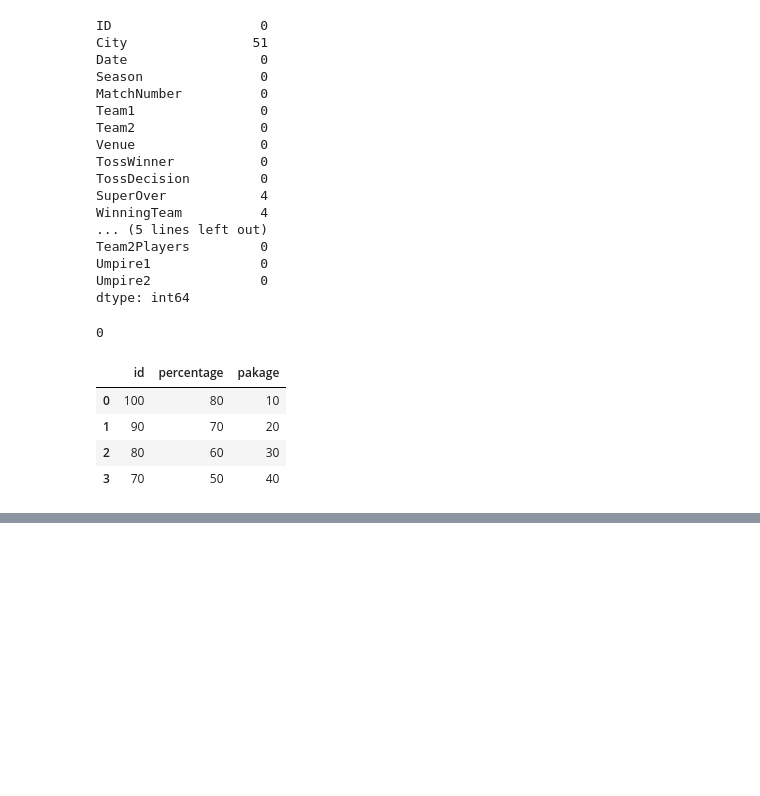
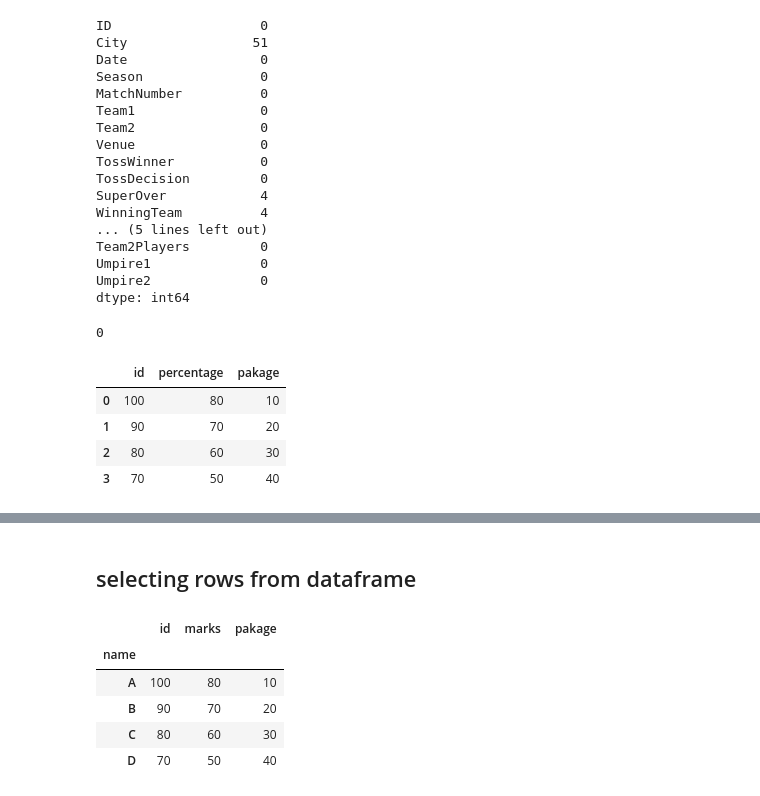
Before and after one commit to Rohansinghjadoan/Pandas, a Jupyter notebook: dataframe/1.dataframe.ipynb, the cells around one changed output, grey strips where cells are left out. Cells and saved outputs as stored; diff of their text form; code cells hidden in the pictures; blank space fills up the shorter version.

```diff
--- a/dataframe/1.dataframe.ipynb
+++ b/dataframe/1.dataframe.ipynb
@@ -14,7 +14,9 @@ student_data=[[100,80,10],
 students=pd.DataFrame(student_data,columns=['id','marks','pakage'])
 # %%
 # using a dict
-student_dict={'id':[100,90,80,70],
+student_dict={ "name":['A','B','C','D'],
+               'id':[100,90,80,70],
                'marks':[80,70,60,50],
                'pakage':[10,20,30,40]}
-pd.DataFrame(student_dict)
+students=pd.DataFrame(student_dict)
+students.set_index('name',inplace=True)
@@ -225,0 +299,11 @@ students
+# %% [markdown]
+## selecting rows from dataframe
+# %%
+students
+# %% [output]
+|  | id | marks | pakage |
+| name |  |  |  |
+| A | 100 | 80 | 10 |
+| B | 90 | 70 | 20 |
+| C | 80 | 60 | 30 |
+| D | 70 | 50 | 40 |
```
Also changed, not shown: parts of 16 cells of this notebook.
